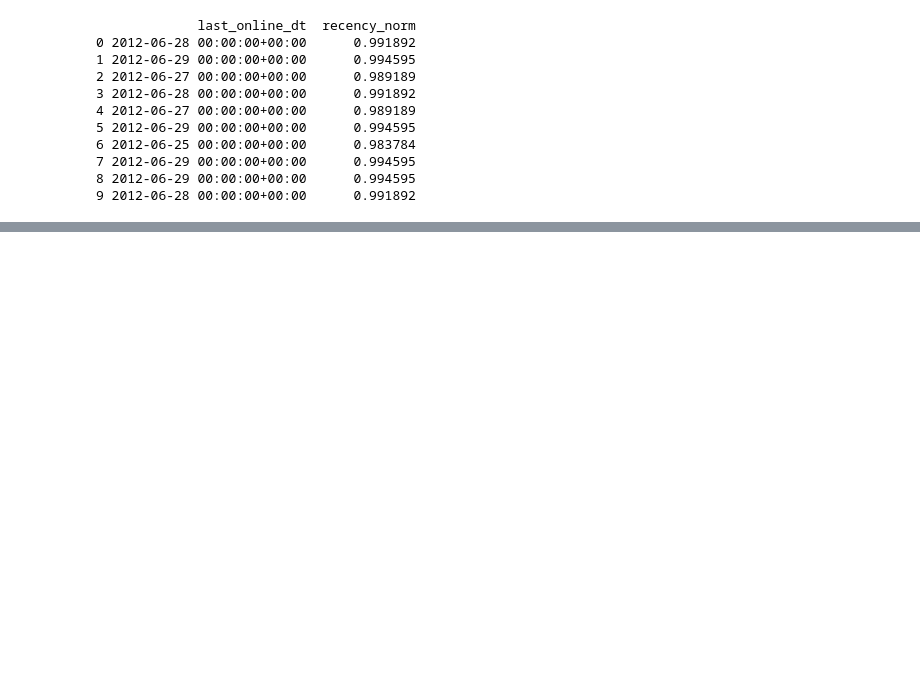
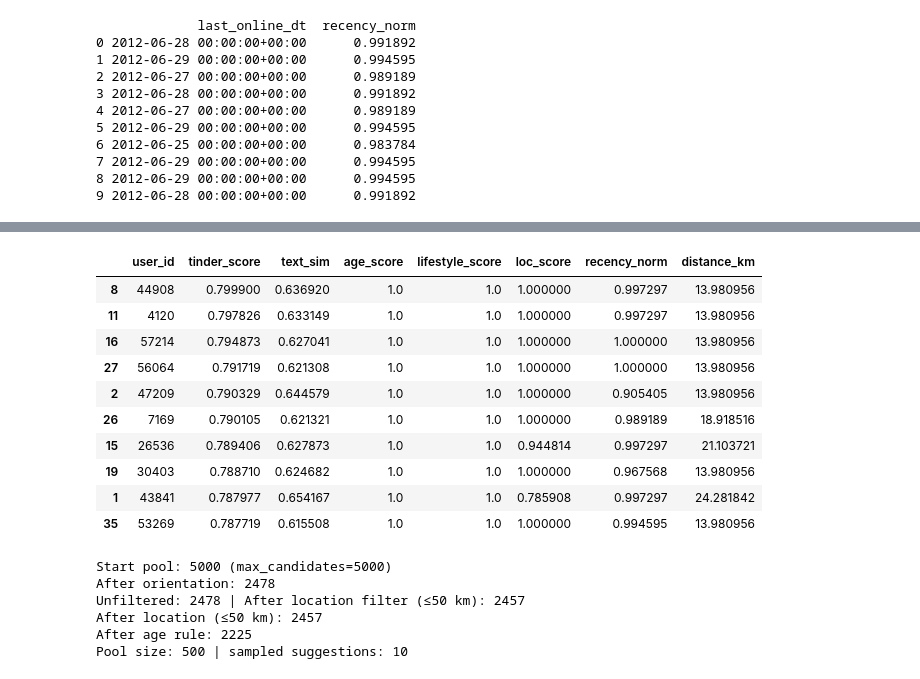
Before and after one commit to KrishaVeera/Decoding-the-Dating-Game, a Jupyter notebook: tinder_algo.ipynb, the cells around one changed output, grey strips where cells are left out. Cells and saved outputs as stored; diff of their text form; code cells hidden in the pictures; blank space fills up the shorter version.

```diff
--- a/tinder_algo.ipynb
+++ b/tinder_algo.ipynb
@@ -129,0 +163,25 @@ After age rule: 1126
+# %%
+# Merge recency_norm, blend, and nudge active users
+
+def apply_weights_tinder(cands,w_text=0.60, w_age=0.10, w_life=0.10, w_loc=0.10, w_rec=0.10):
+    """
+    final_score = w_text*text_sim + w_age*age_score + w_life*lifestyle_score + w_loc*loc_score + w_rec*recency_norm
+    (weights are normalized inside)
+    """
+    c = cands.copy()
+    # ensure required cols exist
+    for col in ["text_sim","age_score","lifestyle_score","loc_score"]:
+        if col not in c.columns:
+            c[col] = 0.0
+
+    # bring in recency_norm from the master df
+    c = c.merge(df[["user_id","recency_norm"]], on="user_id", how="left")
+    c["recency_norm"] = c["recency_norm"].fillna(0.0).clip(0,1)
+
+    # normalize weights
+    total = float(w_text + w_age + w_life + w_loc + w_rec)
+    w_text, w_age, w_life, w_loc, w_rec = [w/total for w in (w_text, w_age, w_life, w_loc, w_rec)]
+
+    c["tinder_score"] = (w_text*c["text_sim"] + w_age *c["age_score"] + w_life*c["lifestyle_score"] +
+                        w_loc *c["loc_score"] + w_rec *c["recency_norm"])
+    return c.sort_values("tinder_score", ascending=False)
@@ -129,0 +210,47 @@ After age rule: 1126
+# %%
+ranked = apply_weights_tinder(scored, w_text=0.55, w_age=0.10, w_life=0.10, w_loc=0.10, w_rec=0.15)
+ranked[["user_id","tinder_score","text_sim","age_score","lifestyle_score","loc_score","recency_norm","distance_km"]].head(10)
+# %% [output]
+|  | user_id | tinder_score | text_sim | age_score | lifestyle_score | loc_score | recency_norm | distance_km |
+| 8 | 44908 | 0.799900 | 0.636920 | 1.0 | 1.0 | 1.000000 | 0.997297 | 13.980956 |
+| 11 | 4120 | 0.797826 | 0.633149 | 1.0 | 1.0 | 1.000000 | 0.997297 | 13.980956 |
+| 16 | 57214 | 0.794873 | 0.627041 | 1.0 | 1.0 | 1.000000 | 1.000000 | 13.980956 |
+| 27 | 56064 | 0.791719 | 0.621308 | 1.0 | 1.0 | 1.000000 | 1.000000 | 13.980956 |
+| 2 | 47209 | 0.790329 | 0.644579 | 1.0 | 1.0 | 1.000000 | 0.905405 | 13.980956 |
+| 26 | 7169 | 0.790105 | 0.621321 | 1.0 | 1.0 | 1.000000 | 0.989189 | 18.918516 |
+| 15 | 26536 | 0.789406 | 0.627873 | 1.0 | 1.0 | 0.944814 | 0.997297 | 21.103721 |
+| 19 | 30403 | 0.788710 | 0.624682 | 1.0 | 1.0 | 1.000000 | 0.967568 | 13.980956 |
+| 1 | 43841 | 0.787977 | 0.654167 | 1.0 | 1.0 | 0.785908 | 0.997297 | 24.281842 |
+| 35 | 53269 | 0.787719 | 0.615508 | 1.0 | 1.0 | 1.000000 | 0.994595 | 13.980956 |
+# %%
+u       = 14
+pool_k  = 500
+max_km  = 50
+k       = 10
+random_sample = 10
+
+# 1) Candidate pool (only hard gates: orientation, age, location)
+cands = get_matches(user_id=u, k=pool_k,use_orientation=True, use_location=True, max_km=max_km,
+    use_age=True,use_diet=False, use_drinks=False, use_smokes=False, use_drugs=False,
+    drinks_strict=False, smokes_strict=False, drugs_strict=False,allow_missing=True).copy()
+
+# 2) Component scores (no recency used here)
+cands = compute_component_scores(user_id=u, cands=cands, max_km=max_km,
+        drinks_strict=False, smokes_strict=False, drugs_strict=False,allow_missing=True)
+cands = _ensure_text_sim(cands)  # maps 'score' -> 'text_sim' if present
+
+WANT_COLS = ["user_id","text_sim","age_score","lifestyle_score","loc_score","distance_km",
+             "location","age","sex","orientation"]
+
+# 3) Sample a few random potentials from this *scored* pool (before final ranking)
+random_potential_matches = cands.sample(n=min(random_sample, len(cands)), random_state=42)[WANT_COLS].copy()
+random_potential_matches["source"] = "suggested"
+
+print("Pool size:", len(cands), "| sampled suggestions:", len(random_potential_matches))
+# %% [output]
+Start pool: 5000 (max_candidates=5000)
+After orientation: 2478
+Unfiltered: 2478 | After location filter (≤50 km): 2457
+After location (≤50 km): 2457
+After age rule: 2225
+Pool size: 500 | sampled suggestions: 10
```
Also changed, not shown: parts of 5 cells of this notebook.
